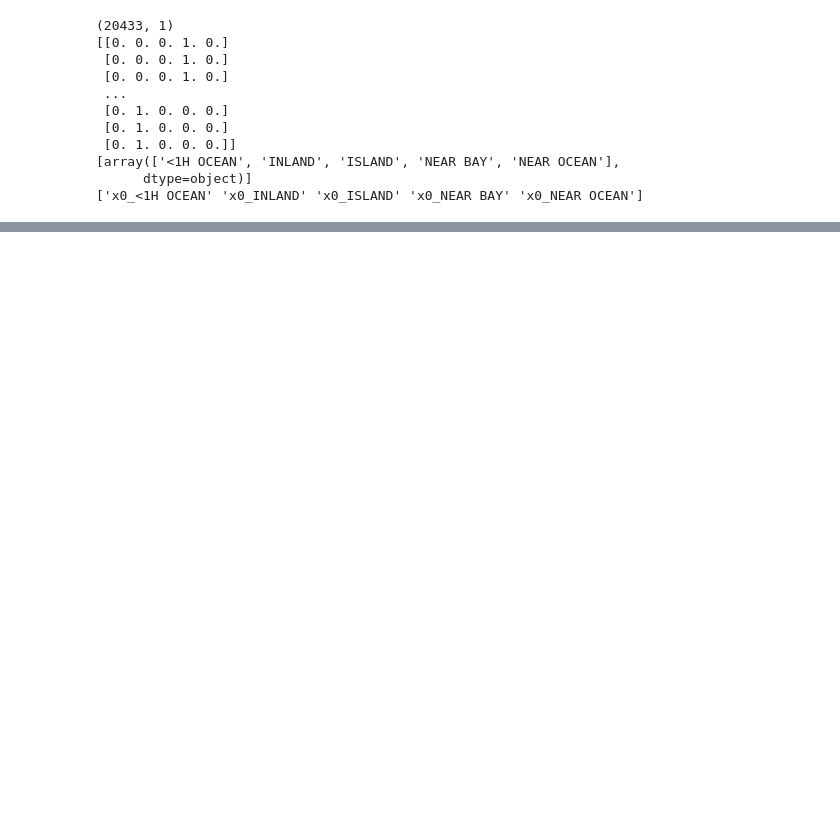
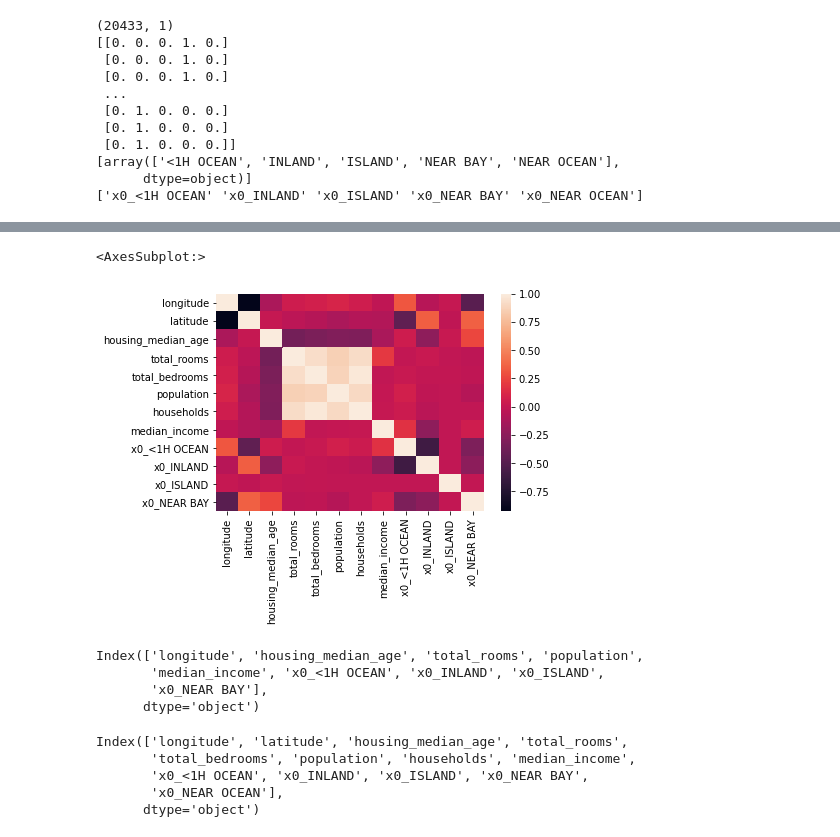
Before and after one commit to bharath-nepoleon/sklearn-session, a Jupyter notebook: linear-regression.ipynb, the cells around one changed output, grey strips where cells are left out. Saved outputs shown, nothing was run; the diff lists cells and outputs as text; code cells hidden in the pictures; blank space fills up the shorter version.

```diff
--- a/linear-regression.ipynb
+++ b/linear-regression.ipynb
@@ -404,0 +444,28 @@ array([-54767.17950768, -55157.50456063,  13693.86406033, -11377.17691579,
+# %%
+sns.heatmap(housing_data_clean.drop(columns=['median_house_value','x0_NEAR OCEAN']).corr())
+# %% [output]
+<AxesSubplot:>
+[figure, added]
+# %%
+# selecting features with low inter-corrleation
+columns = np.full((corr.shape[0],), True, dtype=bool)
+for i in range(corr.shape[0]):
+    for j in range(i+1, corr.shape[0]):
+        if abs(corr[i,j]) >= 0.9:
+            if columns[j]:
+                columns[j] = False
+selected_columns = housing_data_clean.drop(columns=['median_house_value','x0_NEAR OCEAN']).columns[columns]
+selected_columns
+# %% [output]
+Index(['longitude', 'housing_median_age', 'total_rooms', 'population',
+       'median_income', 'x0_<1H OCEAN', 'x0_INLAND', 'x0_ISLAND',
+       'x0_NEAR BAY'],
+      dtype='object')
+# %%
+housing_data_clean.drop('median_house_value',axis=1).columns
+# %% [output]
+Index(['longitude', 'latitude', 'housing_median_age', 'total_rooms',
+       'total_bedrooms', 'population', 'households', 'median_income',
+       'x0_<1H OCEAN', 'x0_INLAND', 'x0_ISLAND', 'x0_NEAR BAY',
+       'x0_NEAR OCEAN'],
+      dtype='object')
```
Also changed, not shown: parts of 33 cells of this notebook.
